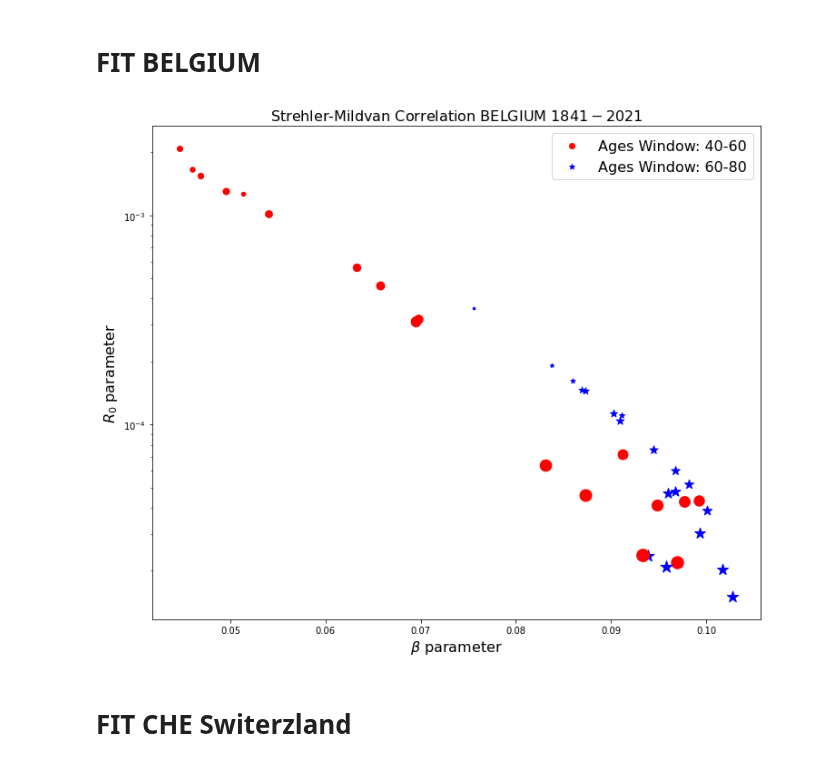
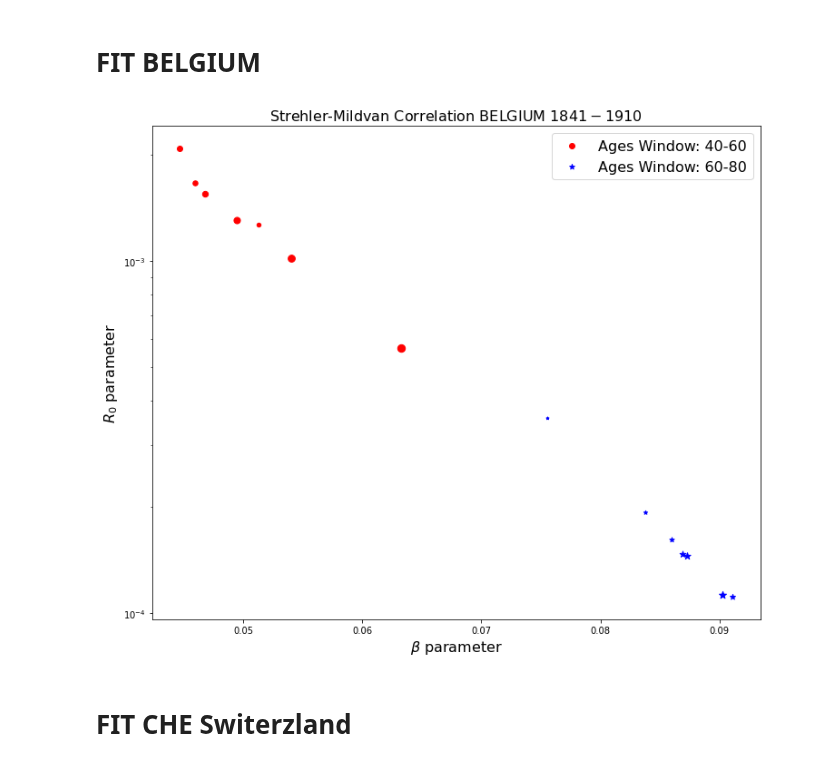
Before and after one commit to Rafther0112/Human_Aging_Research, a Jupyter notebook: FIT_Gompertz_Law/documento_fit.ipynb, the cells around one changed output. Cells and saved outputs as stored; diff of their text form; code cells hidden in the pictures.

```diff
--- a/FIT_Gompertz_Law/documento_fit.ipynb
+++ b/FIT_Gompertz_Law/documento_fit.ipynb
@@ -1008,7 +671,7 @@ males = np.array(males)
 totals = np.array(totals)
 
 
-years_of_interes = ["1841-1849", "1850-1859", "1860-1869", "1870-1879", "1880-1889", "1890-1899", "1900-1909" ,"1910-1919", "1920-1929","1930-1939" , "1940-1949","1950-1959", "1960-1969", "1970-1979","1980-1989", "1990-1999", "2000-2009", "2010-2019", "2020-2021"]
+years_of_interes = ["1841-1849", "1850-1859", "1860-1869", "1870-1879", "1880-1889", "1890-1899", "1900-1909"]
 
 datos_generales = {}
 datos_generales["Ages"] = ages[0:100]
@@ -1031,36 +694,36 @@ betas_gompertz_law_40_60 = []
 betas_gompertz_law_60_80 = []
 
 
 for year in years_of_interes:
     edad_40_60 = datos_generales["Ages"][40:60]
     data_40_60 = datos_generales[year][40:60]
     popt_40_60, pcov_40_60 = curve_fit(func, edad_40_60, data_40_60, bounds=(0, [3., 1., 0.5]))
     R_parameter_gompertz_law_40_60.append(popt_40_60[0])
     betas_gompertz_law_40_60.append(popt_40_60[1])
 
     edad_60_80 = datos_generales["Ages"][60:80]
     data_60_80 = datos_generales[year][60:80]
     popt_60_80, pcov_60_80 = curve_fit(func, edad_60_80, data_60_80, bounds=(0, [3., 1., 0.5]))
     R_parameter_gompertz_law_60_80.append(popt_60_80[0])
     betas_gompertz_law_60_80.append(popt_60_80[1])
 
 plt.figure(figsize = (12,10))
-plt.title(rf"Strehler-Mildvan Correlation BELGIUM $1841-2021$" , fontsize = 16)
+plt.title(rf"Strehler-Mildvan Correlation BELGIUM $1841-1910$" , fontsize = 16)
 plt.xlabel(r"$\beta$ parameter", fontsize = 16)
 plt.ylabel(r"$R_0$ parameter", fontsize = 16)
 marker_sizes = [10, 20, 30, 40, 50, 60, 70, 80, 90, 100, 110, 120, 130, 140, 150, 160, 170, 180, 190]
 
 # Crear un scatter plot con colores diferentes para cada pareja de puntos
 for i in range(len(betas_gompertz_law_40_60)):
     plt.scatter(betas_gompertz_law_40_60[i], R_parameter_gompertz_law_40_60[i], color="red", s=marker_sizes[i])
     plt.scatter(betas_gompertz_law_60_80[i], R_parameter_gompertz_law_60_80[i], color= "blue", marker='*',s=marker_sizes[i])
 plt.scatter(betas_gompertz_law_40_60[0], R_parameter_gompertz_law_40_60[0], color="red",label = "Ages Window: 40-60")
 plt.scatter(betas_gompertz_law_60_80[i], R_parameter_gompertz_law_60_80[i], color= "blue", marker='*',label = "Ages Window: 60-80")
 plt.yscale("log")
 plt.legend(fontsize = 16)
-plt.savefig("Strehler_Mildvan_correlation_BEL.jpg", dpi = 500)
+plt.savefig("Strehler_Mildvan_correlation_BEL_1841_1910.jpg", dpi = 1000)
 # %% [output]
-[figure, old version]
+[figure, new version]
 # %% [markdown]
 # FIT CHE Switerzland
 # %%
```
Also changed, not shown: parts of 18 cells of this notebook, 8 other files.
